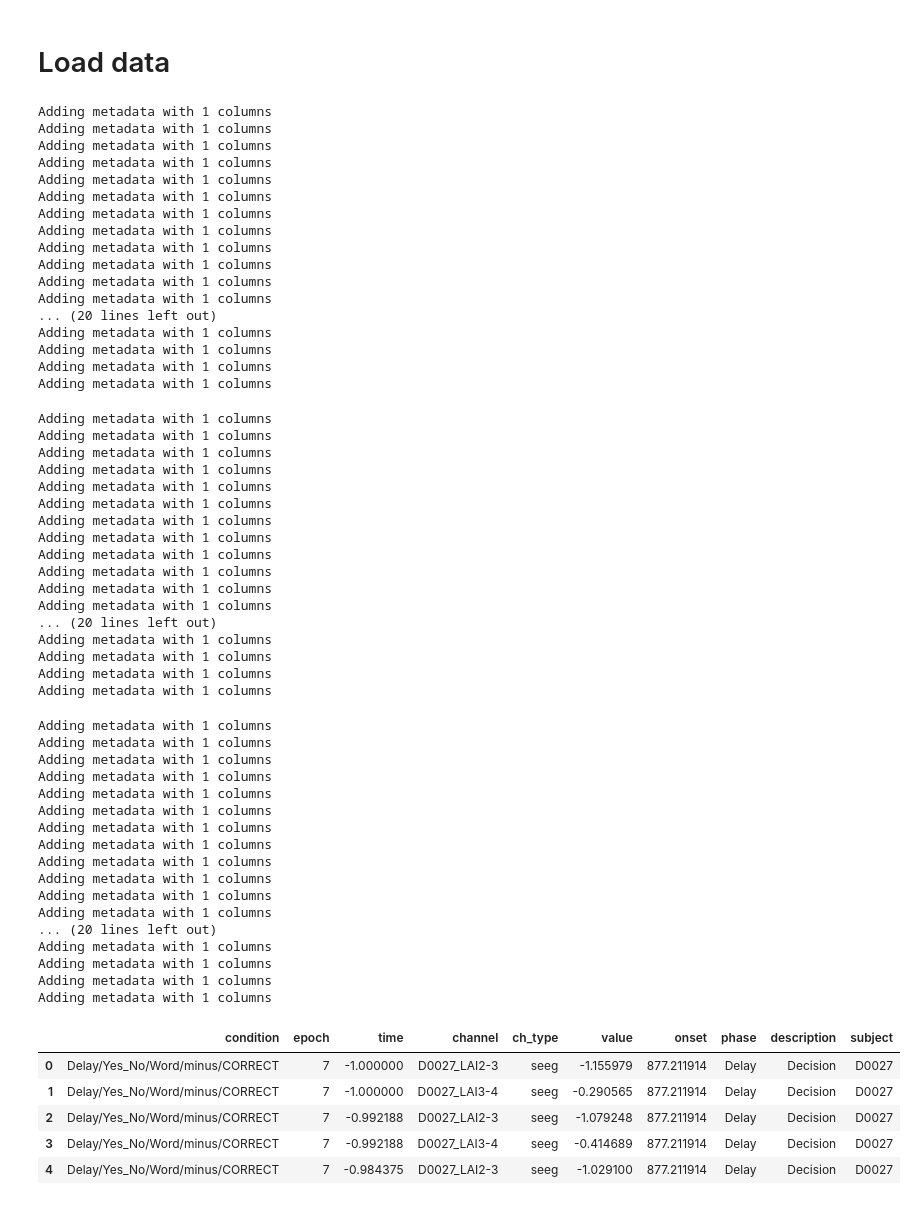
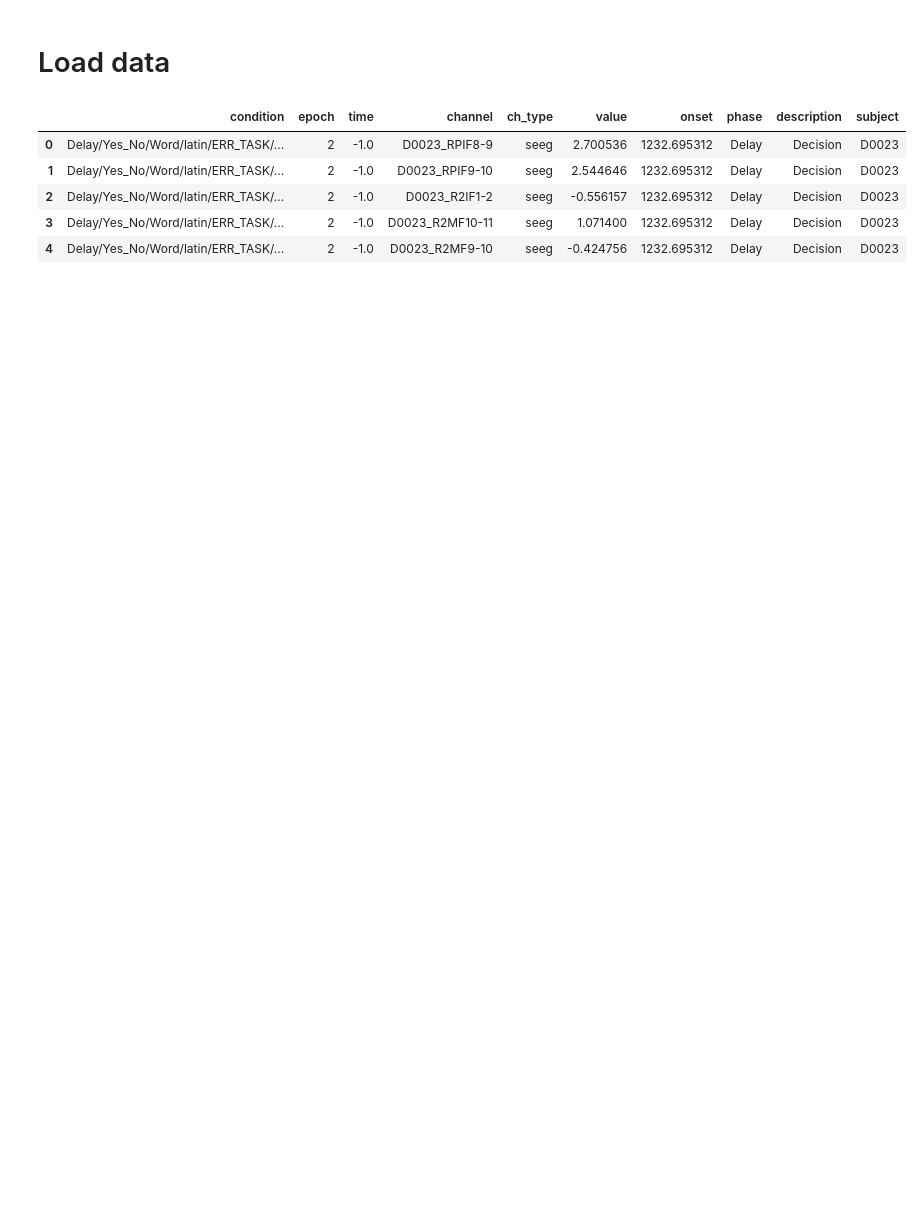
Before and after one commit to shinanlin/insula, a Jupyter notebook: notebooks/RT.ipynb, the cells around one changed output. Cells and saved outputs as stored; diff of their text form; code cells hidden in the pictures; blank space fills up the shorter version.

```diff
--- a/notebooks/RT.ipynb
+++ b/notebooks/RT.ipynb
@@ -192,13 +192,17 @@ PIC electrode count: 180416
 bids_root = '/cwork/ns458/BIDS-1.0_LexicalDecRepDelay/BIDS/'
 # %%
 # load label array
+mne.set_log_level('WARNING')
 phases = ['Delay', 'Go', 'Response']
 conditions = ['Decision','Repeat']
 
 epos = []
 
 subset = HGAs[
-    (HGAs.roi.isin(['AIC']))
+    (HGAs.roi.isin(['PIC','AIC','STG','SMC','dACC',
+                    'ITG','SMG','MTG','IFG','SFG',
+                    'MFG','STS','AG','SPL','IPL',
+                    'HG']))
     &(HGAs.task=='LexicalDelay')
 ]
 
@@ -212,86 +216,35 @@ for phase in tqdm(phases):
             root=os.path.join(bids_root, 'derivatives', 'epoch(bipolar)'),
             subject=sub,
             datatype='epoch(band)(zscore)',
             processing=phase,
             suffix='highgamma',
             extension='.h5',
             check=False
         )
 
         for condition in conditions:
             epo_path = pt.update(description=condition).match()[0]
             dc_epo = mne.read_epochs(epo_path, verbose='error')
             onset = dc_epo.events[:, 0] / 2048
             dc_epo.metadata = pd.DataFrame({'onset': onset}, index=dc_epo.selection)
             dc_epo.pick(picks)
             df = dc_epo.to_data_frame(long_format=True, scalings={'seeg': 1}, verbose=False)
             meta = dc_epo.metadata.reset_index(names='epoch')  # epoch == selection
             df = df.merge(meta, on='epoch', how='left')
 
             df['phase'] = phase
             df['description'] = condition
             df['subject'] = sub
             # df['meta'] = df['condition'].str.rsplit('/', n=1).str[-1]
             # df['condition'] = df['condition'].str.rsplit('/', n=1).str[0]
             epos.append(df)
 
 epos = pd.concat(epos, ignore_index=True)
 epos.head()
 # %% [output]
-Adding metadata with 1 columns
-Adding metadata with 1 columns
-Adding metadata with 1 columns
-Adding metadata with 1 columns
-Adding metadata with 1 columns
-Adding metadata with 1 columns
-Adding metadata with 1 columns
-Adding metadata with 1 columns
-Adding metadata with 1 columns
-Adding metadata with 1 columns
-Adding metadata with 1 columns
-Adding metadata with 1 columns
-... (20 lines left out)
-Adding metadata with 1 columns
-Adding metadata with 1 columns
-Adding metadata with 1 columns
-Adding metadata with 1 columns
-Adding metadata with 1 columns
-Adding metadata with 1 columns
-Adding metadata with 1 columns
-Adding metadata with 1 columns
-Adding metadata with 1 columns
-Adding metadata with 1 columns
-Adding metadata with 1 columns
-Adding metadata with 1 columns
-Adding metadata with 1 columns
-Adding metadata with 1 columns
-Adding metadata with 1 columns
-Adding metadata with 1 columns
-... (20 lines left out)
-Adding metadata with 1 columns
-Adding metadata with 1 columns
-Adding metadata with 1 columns
-Adding metadata with 1 columns
-Adding metadata with 1 columns
-Adding metadata with 1 columns
-Adding metadata with 1 columns
-Adding metadata with 1 columns
-Adding metadata with 1 columns
-Adding metadata with 1 columns
-Adding metadata with 1 columns
-Adding metadata with 1 columns
-Adding metadata with 1 columns
-Adding metadata with 1 columns
-Adding metadata with 1 columns
-Adding metadata with 1 columns
-... (20 lines left out)
-Adding metadata with 1 columns
-Adding metadata with 1 columns
-Adding metadata with 1 columns
-Adding metadata with 1 columns
 |  | condition | epoch | time | channel | ch_type | value | onset | phase | description | subject |
-| 0 | Delay/Yes_No/Word/minus/CORRECT | 7 | -1.000000 | D0027_LAI2-3 | seeg | -1.155979 | 877.211914 | Delay | Decision | D0027 |
-| 1 | Delay/Yes_No/Word/minus/CORRECT | 7 | -1.000000 | D0027_LAI3-4 | seeg | -0.290565 | 877.211914 | Delay | Decision | D0027 |
-| 2 | Delay/Yes_No/Word/minus/CORRECT | 7 | -0.992188 | D0027_LAI2-3 | seeg | -1.079248 | 877.211914 | Delay | Decision | D0027 |
-| 3 | Delay/Yes_No/Word/minus/CORRECT | 7 | -0.992188 | D0027_LAI3-4 | seeg | -0.414689 | 877.211914 | Delay | Decision | D0027 |
-| 4 | Delay/Yes_No/Word/minus/CORRECT | 7 | -0.984375 | D0027_LAI2-3 | seeg | -1.029100 | 877.211914 | Delay | Decision | D0027 |
+| 0 | Delay/Yes_No/Word/latin/ERR_TASK/... | 2 | -1.0 | D0023_RPIF8-9 | seeg | 2.700536 | 1232.695312 | Delay | Decision | D0023 |
+| 1 | Delay/Yes_No/Word/latin/ERR_TASK/... | 2 | -1.0 | D0023_RPIF9-10 | seeg | 2.544646 | 1232.695312 | Delay | Decision | D0023 |
+| 2 | Delay/Yes_No/Word/latin/ERR_TASK/... | 2 | -1.0 | D0023_R2IF1-2 | seeg | -0.556157 | 1232.695312 | Delay | Decision | D0023 |
+| 3 | Delay/Yes_No/Word/latin/ERR_TASK/... | 2 | -1.0 | D0023_R2MF10-11 | seeg | 1.071400 | 1232.695312 | Delay | Decision | D0023 |
+| 4 | Delay/Yes_No/Word/latin/ERR_TASK/... | 2 | -1.0 | D0023_R2MF9-10 | seeg | -0.424756 | 1232.695312 | Delay | Decision | D0023 |
```
Also changed, not shown: parts of 15 cells of this notebook.
